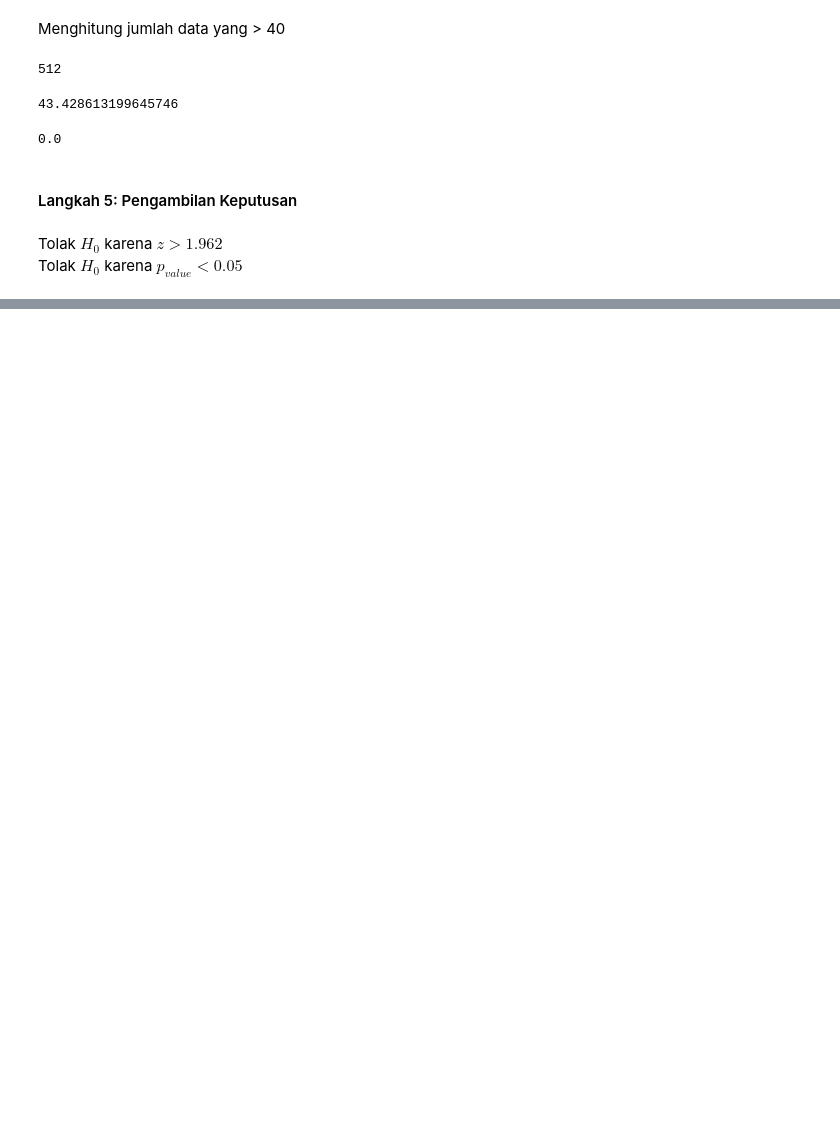
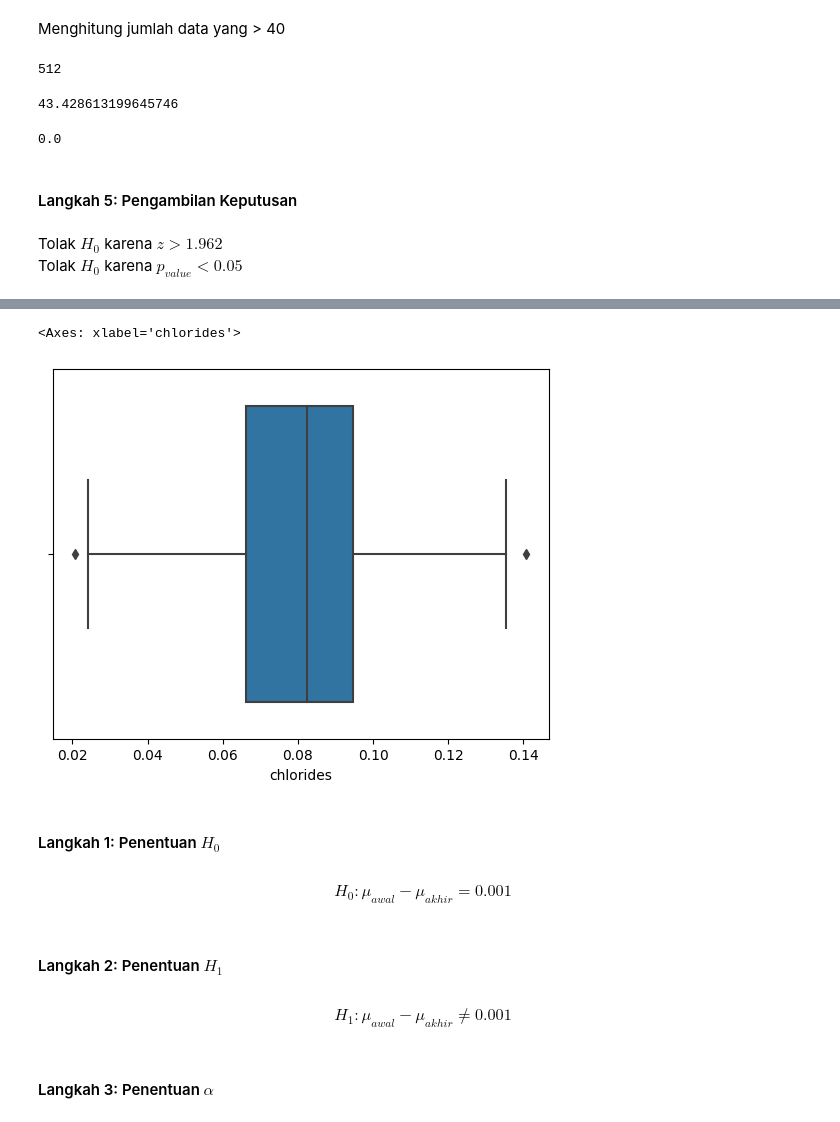
Before and after one commit to mutawalle/hypothesis-test, a Jupyter notebook: Probstat_Tubes.ipynb, the cells around one changed output, grey strips where cells are left out. Cells and saved outputs as stored; diff of their text form; code cells hidden in the pictures; blank space fills up the shorter version.

```diff
--- a/Probstat_Tubes.ipynb
+++ b/Probstat_Tubes.ipynb
@@ -624,0 +708,20 @@ Tolak $H_0$ karena $p_{value} < 0.05$
+# %%
+
+sns.boxplot(x = dataAkhir)
+# %% [output]
+<Axes: xlabel='chlorides'>
+[figure, added]
+# %% [markdown]
+#### Langkah 1: Penentuan $H_0$
+# %% [markdown]
+$$
+H_0: \mu_{awal} - \mu_{akhir} = 0.001
+$$
+# %% [markdown]
+#### Langkah 2: Penentuan $H_1$
+# %% [markdown]
+$$
+H_1: \mu_{awal} - \mu_{akhir} \neq 0.001
+$$
+# %% [markdown]
+#### Langkah 3: Penentuan $\alpha$
```
Also changed, not shown: parts of 81 cells of this notebook.
